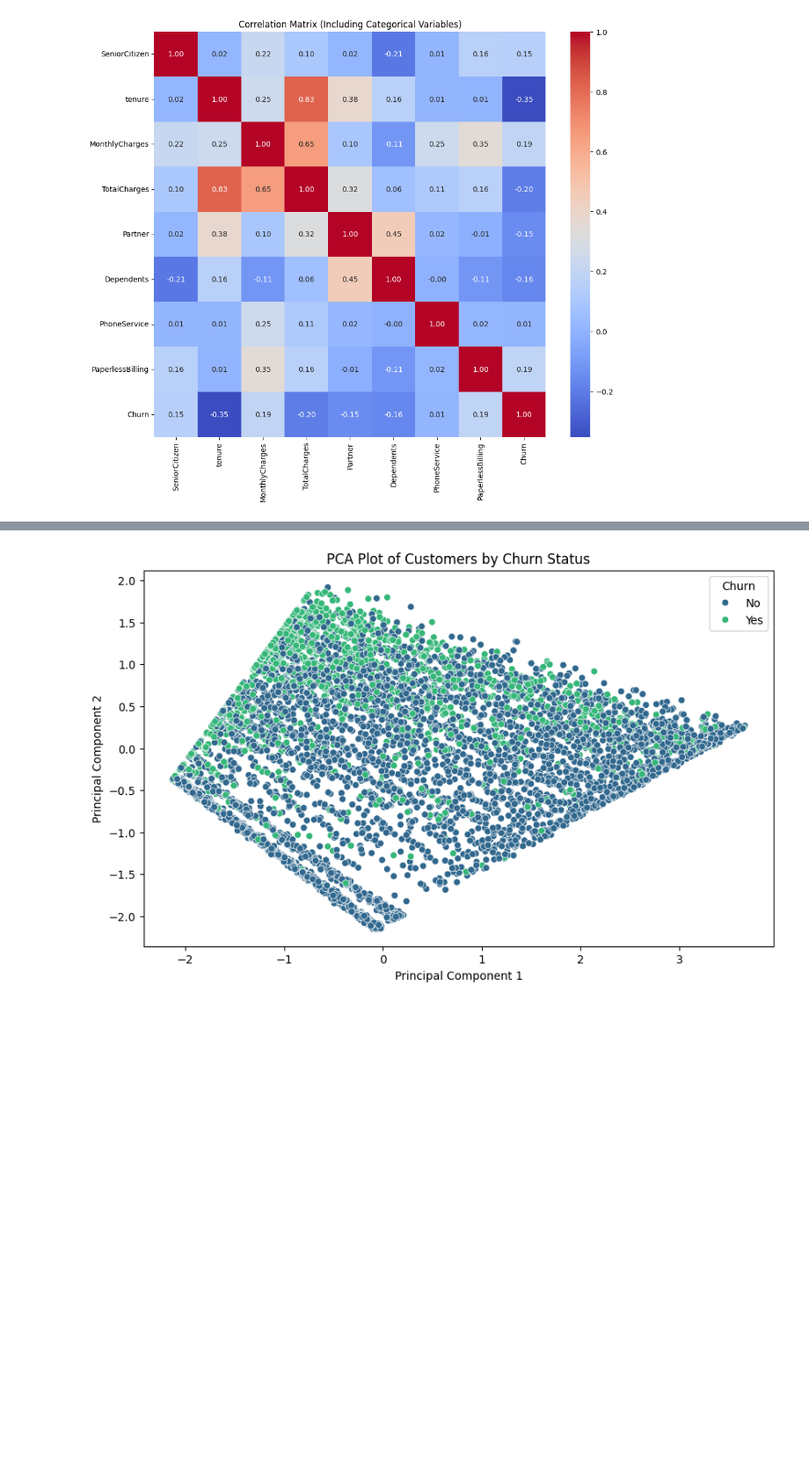
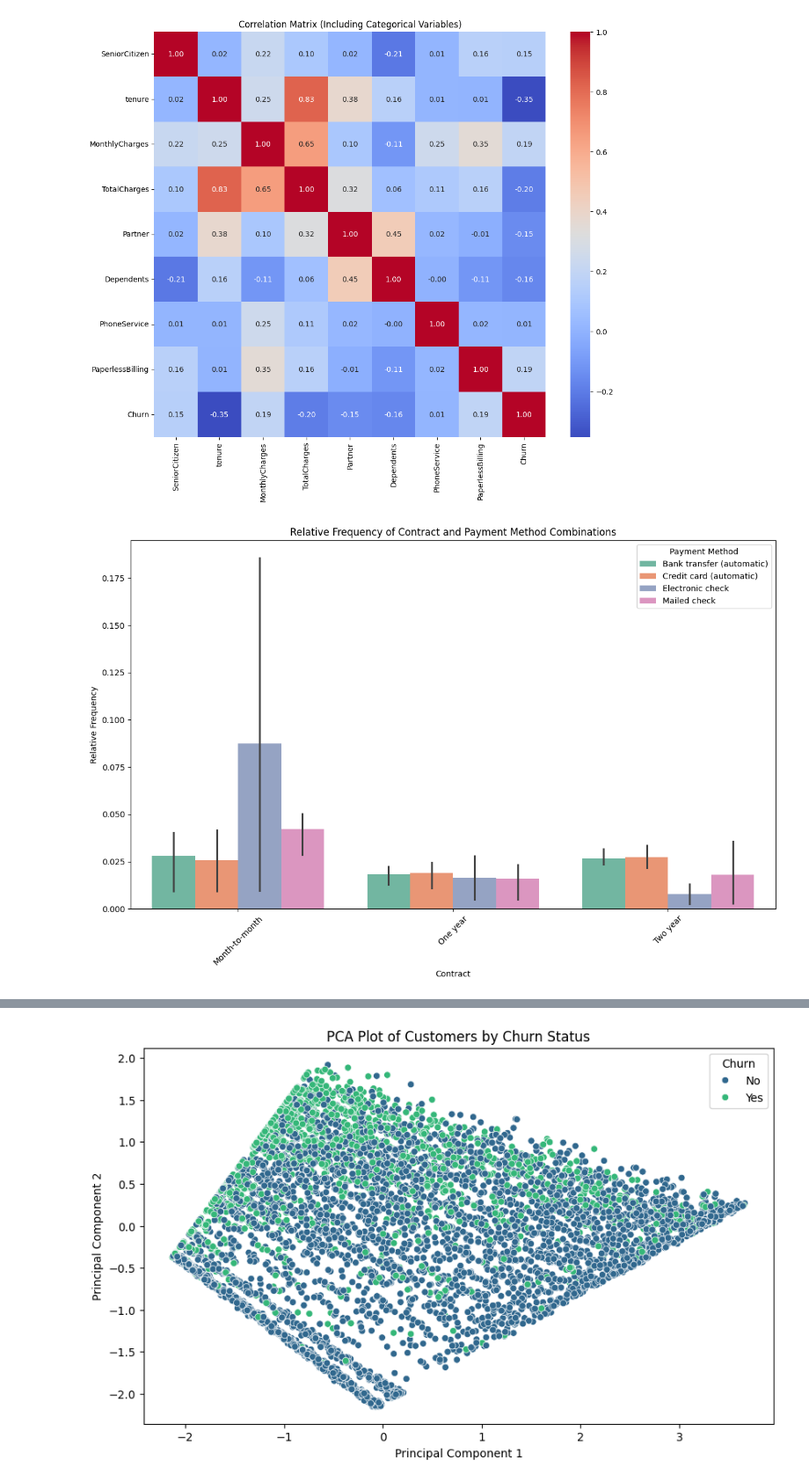
Before and after one commit to Sudheerbmb/Internship-FUTURENSE, a Jupyter notebook: CustomerChurn/EDA.ipynb, the cells around one changed output, grey strips where cells are left out. Shown at 88% size. Cells and saved outputs as stored; diff of their text form; code cells hidden in the pictures; blank space fills up the shorter version.

```diff
--- a/CustomerChurn/EDA.ipynb
+++ b/CustomerChurn/EDA.ipynb
@@ -391,3 +391,32 @@ plt.title('Correlation Matrix (Including Categorical Variables)')
 plt.show()
 # %% [output]
 [figure]
+# %%
+import pandas as pd
+import matplotlib.pyplot as plt
+import seaborn as sns
+
+# Assuming df9 is your DataFrame with the relevant fields
+# Calculate churn percentage for each combination
+churn_percentage = df9.groupby(['Contract', 'PaymentMethod', 'InternetService'])['Churn'].mean().reset_index()
+churn_percentage['Churn'] *= 100  # Convert churn to percentage
+
+# Calculate relative frequencies
+total_counts = len(df9)
+combination_counts = df9.groupby(['Contract', 'PaymentMethod', 'InternetService']).size().reset_index(name='Counts')
+combination_counts['Relative Frequency'] = combination_counts['Counts'] / total_counts
+
+# Plotting
+plt.figure(figsize=(12, 8))
+sns.barplot(x='Contract', y='Relative Frequency', hue='PaymentMethod',
+            data=combination_counts, palette='Set2')
+
+plt.title('Relative Frequency of Contract and Payment Method Combinations')
+plt.xlabel('Contract')
+plt.ylabel('Relative Frequency')
+plt.legend(title='Payment Method', loc='upper right')
+plt.xticks(rotation=45)
+plt.tight_layout()
+plt.show()
+# %% [output]
+[figure, added]
```
Also changed, not shown: parts of 3 cells of this notebook, 7 other files.
